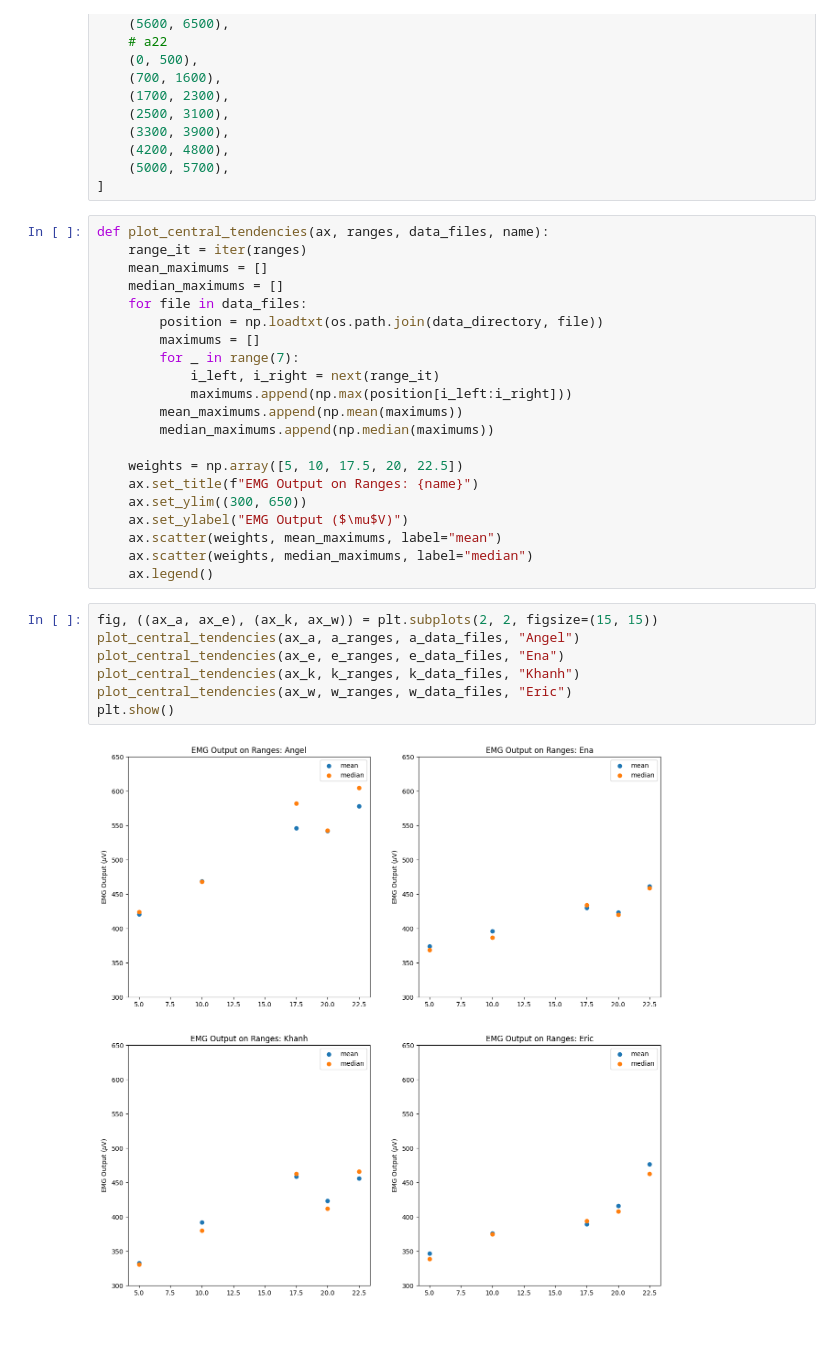
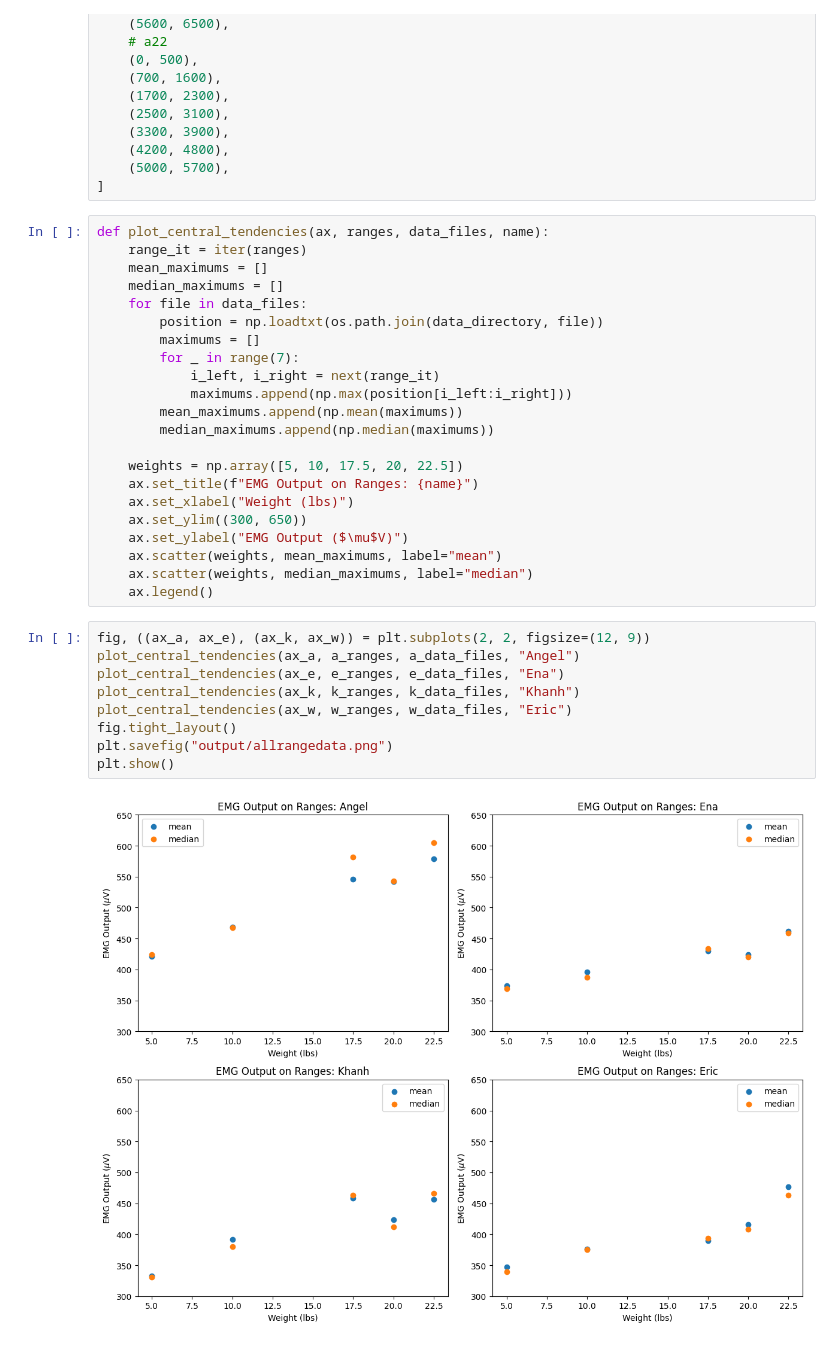
Before and after one commit to nouturnsign/physemg, a Jupyter notebook: preanalysis.ipynb, the cells around one changed output. Cells and saved outputs as stored; diff of their text form.

Commit message:
Add allrangedata

```diff
--- a/preanalysis.ipynb
+++ b/preanalysis.ipynb
@@ -278,17 +278,20 @@ def plot_central_tendencies(ax, ranges, data_files, name):
 
     weights = np.array([5, 10, 17.5, 20, 22.5])
     ax.set_title(f"EMG Output on Ranges: {name}")
+    ax.set_xlabel("Weight (lbs)")
     ax.set_ylim((300, 650))
     ax.set_ylabel("EMG Output ($\mu$V)")
     ax.scatter(weights, mean_maximums, label="mean")
     ax.scatter(weights, median_maximums, label="median")
     ax.legend()
 # %%
-fig, ((ax_a, ax_e), (ax_k, ax_w)) = plt.subplots(2, 2, figsize=(15, 15))
+fig, ((ax_a, ax_e), (ax_k, ax_w)) = plt.subplots(2, 2, figsize=(12, 9))
 plot_central_tendencies(ax_a, a_ranges, a_data_files, "Angel")
 plot_central_tendencies(ax_e, e_ranges, e_data_files, "Ena")
 plot_central_tendencies(ax_k, k_ranges, k_data_files, "Khanh")
 plot_central_tendencies(ax_w, w_ranges, w_data_files, "Eric")
+fig.tight_layout()
+plt.savefig("output/allrangedata.png")
 plt.show()
 # %% [output]
-[figure, old version]
+[figure, new version]
```
Also changed, not shown: 1 other file.
